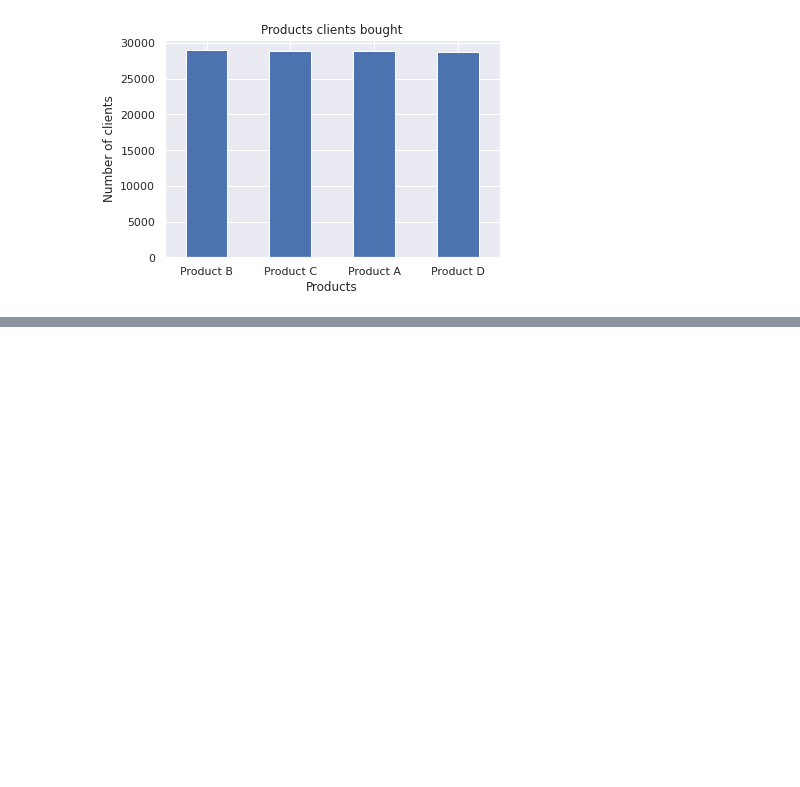
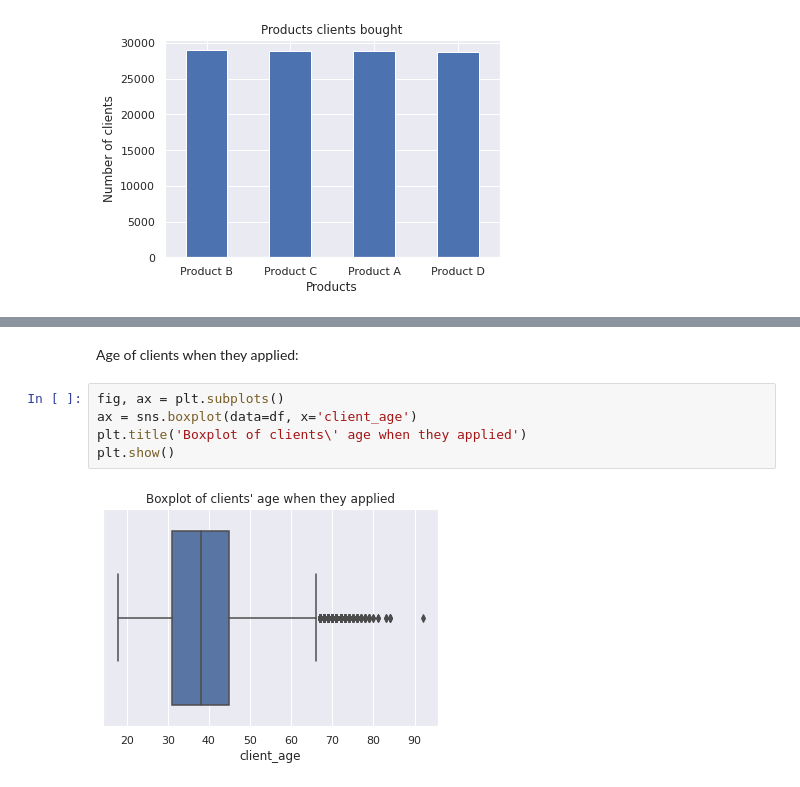
Before and after one commit to axlyaguana11/churn_predictive_model, a Jupyter notebook: notebooks/0.2-axel-exploration.ipynb, the cells around one changed output, grey strips where cells are left out. Saved outputs shown, nothing was run; the diff lists cells and outputs as text; blank space fills up the shorter version.

```diff
--- a/notebooks/0.2-axel-exploration.ipynb
+++ b/notebooks/0.2-axel-exploration.ipynb
@@ -194,0 +230,9 @@ plt.show()
+# %% [markdown]
+Age of clients when they applied:
+# %%
+fig, ax = plt.subplots()
+ax = sns.boxplot(data=df, x='client_age')
+plt.title('Boxplot of clients\' age when they applied')
+plt.show()
+# %% [output]
+[figure, added]
```
Also changed, not shown: parts of 8 cells of this notebook.
